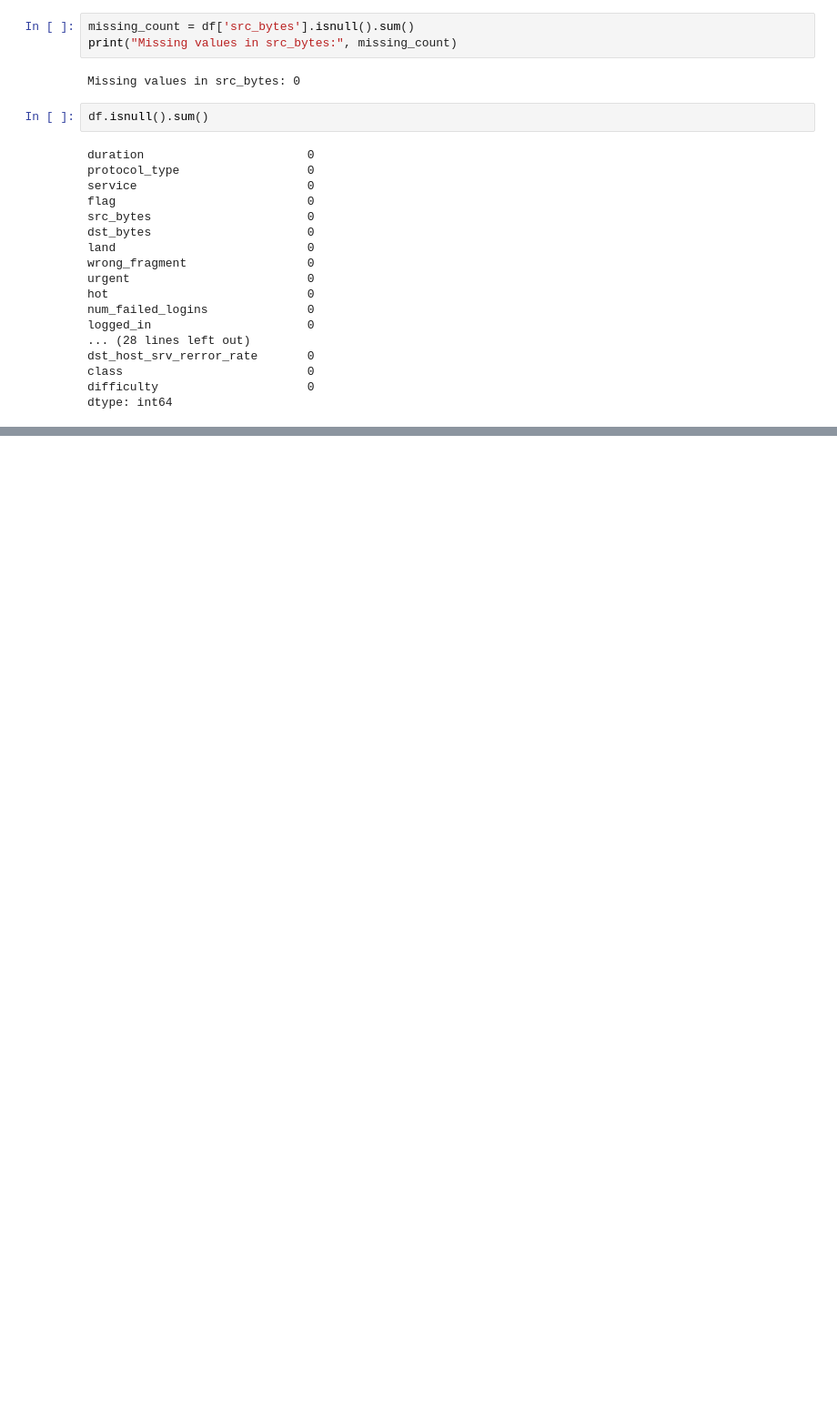
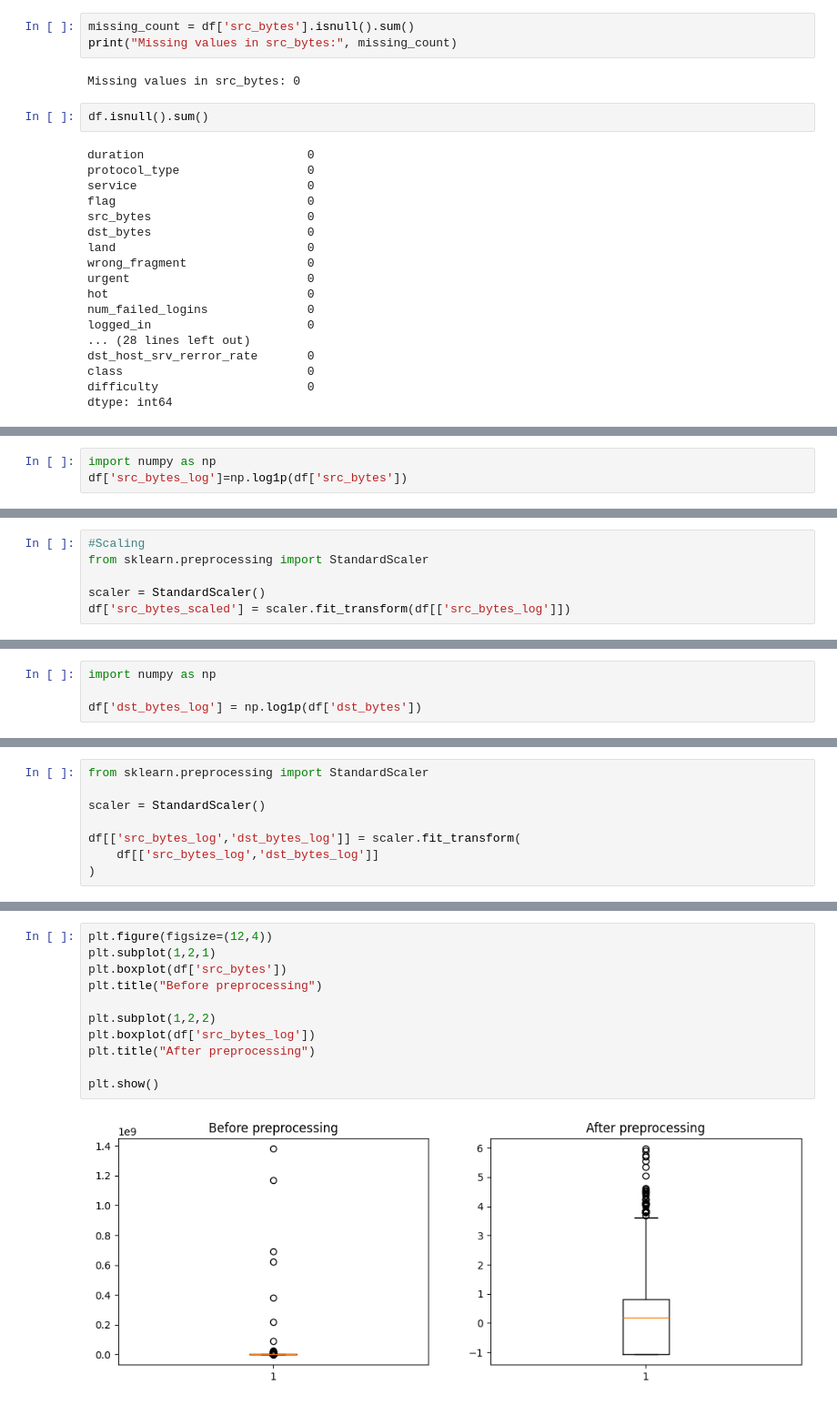
Before and after one commit to mailech/SentinelNet-AI-Powered-Network-Intrusion-Detection-System-, a Jupyter notebook: notebooks/01_data_loading.ipynb, the cells around one changed output, grey strips where cells are left out. Shown at 91% size. Saved outputs shown, nothing was run; the diff lists cells and outputs as text; blank space fills up the shorter version.

```diff
--- a/notebooks/01_data_loading.ipynb
+++ b/notebooks/01_data_loading.ipynb
@@ -604,0 +649,3 @@ np.int64(0)
+# %%
+import numpy as np
+df['src_bytes_log']=np.log1p(df['src_bytes'])
@@ -604,0 +661,6 @@ np.int64(0)
+# %%
+#Scaling
+from sklearn.preprocessing import StandardScaler
+
+scaler = StandardScaler()
+df['src_bytes_scaled'] = scaler.fit_transform(df[['src_bytes_log']])
@@ -604,0 +676,4 @@ np.int64(0)
+# %%
+import numpy as np
+
+df['dst_bytes_log'] = np.log1p(df['dst_bytes'])
@@ -604,0 +692,8 @@ np.int64(0)
+# %%
+from sklearn.preprocessing import StandardScaler
+
+scaler = StandardScaler()
+
+df[['src_bytes_log','dst_bytes_log']] = scaler.fit_transform(
+    df[['src_bytes_log','dst_bytes_log']]
+)
@@ -604,0 +755,13 @@ np.int64(0)
+# %%
+plt.figure(figsize=(12,4))
+plt.subplot(1,2,1)
+plt.boxplot(df['src_bytes'])
+plt.title("Before preprocessing")
+
+plt.subplot(1,2,2)
+plt.boxplot(df['src_bytes_log'])
+plt.title("After preprocessing")
+
+plt.show()
+# %% [output]
+[figure, added]
```
Also changed, not shown: parts of 30 cells of this notebook, 2 other files.
